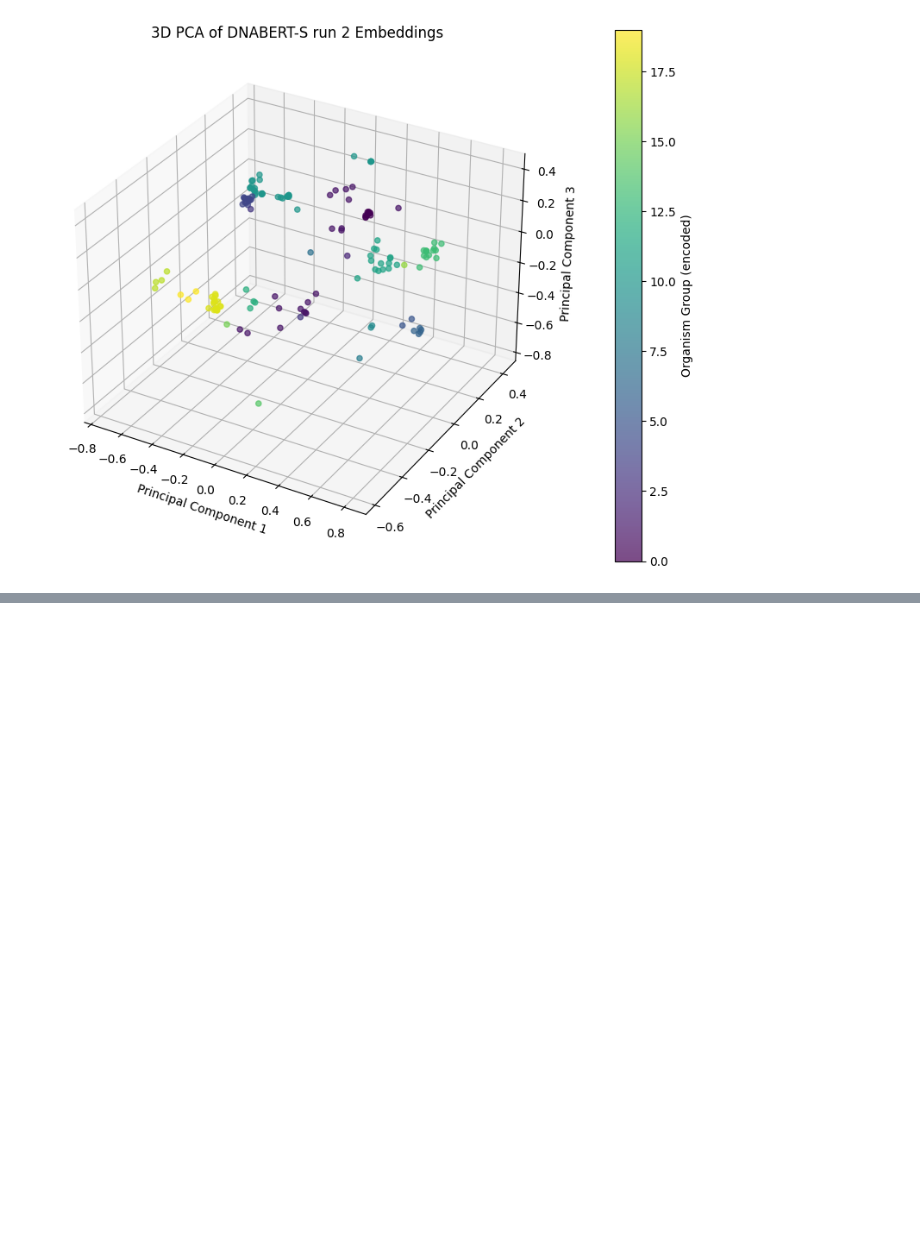
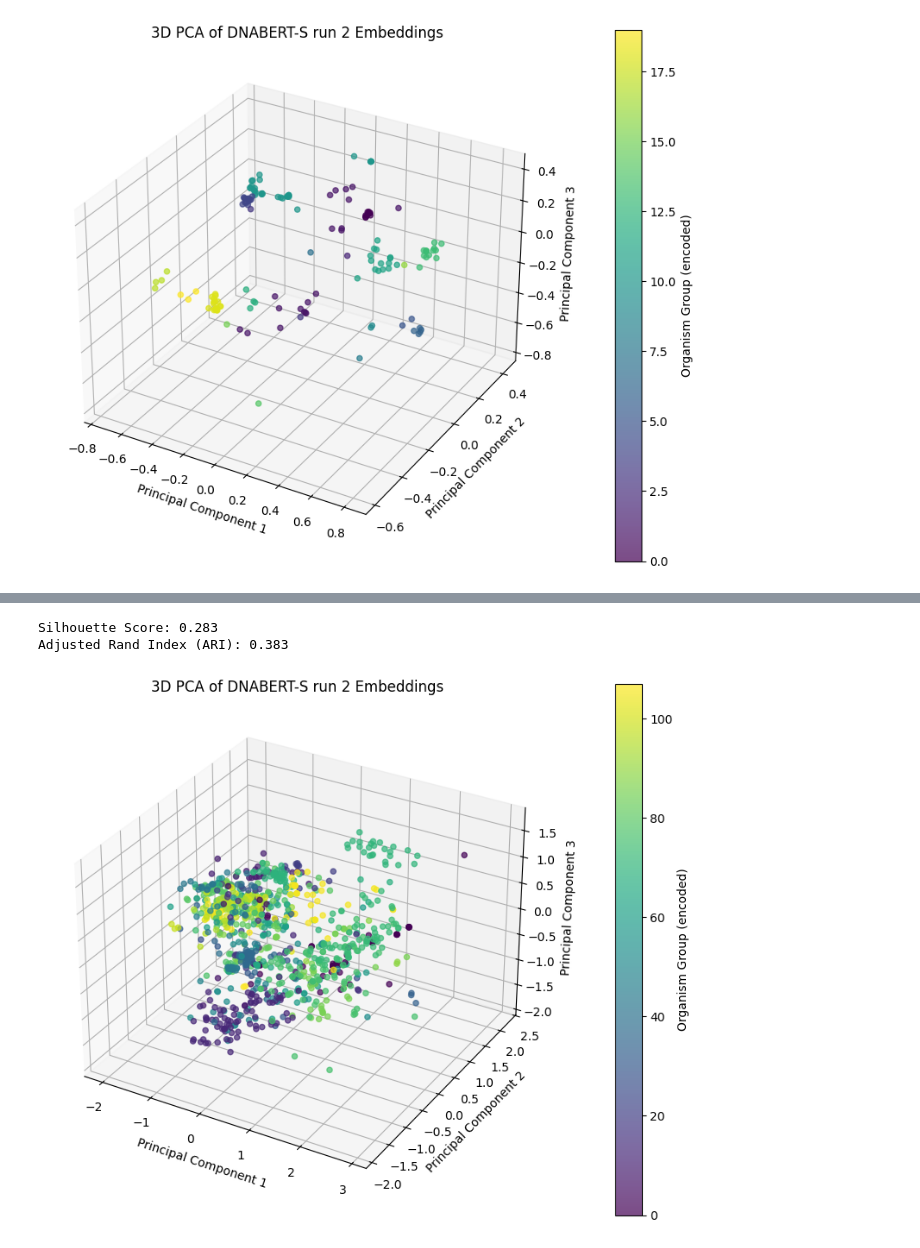
Before and after one commit to HersheyHarish/NCBI_Genbank_Genome_Retrieval, a Jupyter notebook: Datasets/embed_inf_and_clustering.ipynb, the cells around one changed output, grey strips where cells are left out. Drawn from its saved outputs; the diff is of its cells as text; code cells hidden in the pictures; blank space fills up the shorter version.

```diff
--- a/Datasets/embed_inf_and_clustering.ipynb
+++ b/Datasets/embed_inf_and_clustering.ipynb
@@ -216,0 +268,38 @@ plt.show()
+# %%
+from sklearn.cluster import KMeans
+from sklearn.metrics import silhouette_score, adjusted_rand_score
+
+# Set number of clusters equal to the number of unique organisms
+n_clusters = len(pd.unique(labels))
+kmeans = KMeans(n_clusters=n_clusters, random_state=42)
+clusters = kmeans.fit_predict(embeddings)
+
+# Silhouette score: higher is better (range from -1 to 1)
+sil_score = silhouette_score(embeddings, clusters)
+print(f"Silhouette Score: {sil_score:.3f}")
+
+
+true_labels = labels_encoded
+ari = adjusted_rand_score(true_labels, clusters)
+print(f"Adjusted Rand Index (ARI): {ari:.3f}")
+# %% [output]
+Silhouette Score: 0.283
+Adjusted Rand Index (ARI): 0.383
+# %%
+pca3d = PCA(n_components=3)
+embeddings_pca3d = pca3d.fit_transform(embeddings)
+
+fig = plt.figure(figsize=(10,8))
+ax = fig.add_subplot(111, projection='3d')
+scatter = ax.scatter(embeddings_pca3d[:, 0], embeddings_pca3d[:, 1], embeddings_pca3d[:, 2],
+                      c=labels_encoded, cmap='viridis', alpha=0.7)
+ax.set_title("3D PCA of DNABERT-S run 2 Embeddings")
+ax.set_xlabel("Principal Component 1")
+ax.set_ylabel("Principal Component 2")
+ax.set_zlabel("Principal Component 3")
+
+cbar = fig.colorbar(scatter, ax=ax, pad = 0.1)
+cbar.set_label("Organism Group (encoded)")
+plt.show()
+# %% [output]
+[figure, added]
```
Also changed, not shown: parts of 21 cells of this notebook, 3 other files.
